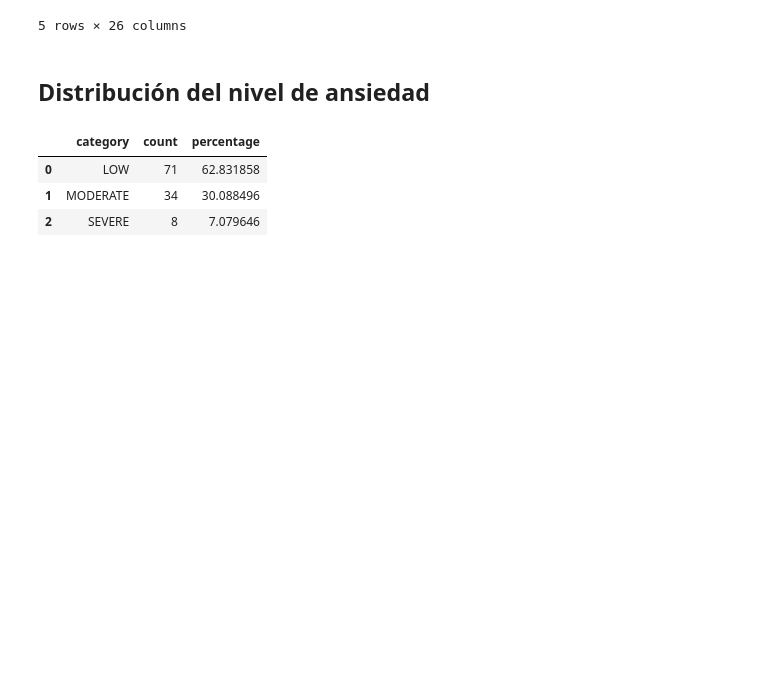
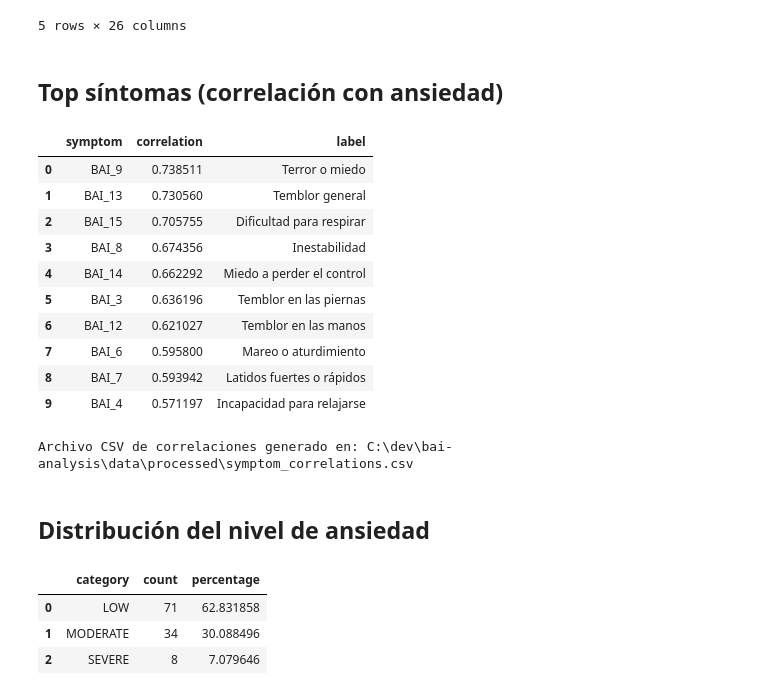
Before and after one commit to homeless-coder/bai-analysis, a Jupyter notebook: notebooks/03_modeling.ipynb, the cells around one changed output. Drawn from its saved outputs; the diff is of its cells as text; code cells hidden in the pictures; blank space fills up the shorter version.

Commit message:
feat(modeling): Agregue una tabla de sintomas y su correlacion con la ansiedad

```diff
--- a/notebooks/03_modeling.ipynb
+++ b/notebooks/03_modeling.ipynb
@@ -91,6 +95,31 @@ display(df.head())
 | 3 | 05590f956566724748711d0b68f1b44f3... | 25 | LOW | M | 4 | 0 | 0 | 0 | 1 | 1 | ... | ... |
 | 4 | 0ba67bab767aadf47f4be2743015846e3... | 23 | LOW | M | 10 | 0 | 1 | 0 | 2 | 2 | ... | ... |
 5 rows × 26 columns
+# %% [markdown]
+## Top síntomas (correlación con ansiedad)
+# %%
+corr_df = build_symptom_correlation_table(df, bai_columns=bai_cols, include_labels=True)
+symptom_correlation_path = export_symptom_correlations(
+    df,
+    SYMPTOM_CORRELATIONS_PATH,
+    bai_columns=bai_cols,
+)
+
+display(corr_df.head(10))
+print(f"Archivo CSV de correlaciones generado en: {symptom_correlation_path}")
+# %% [output]
+|  | symptom | correlation | label |
+| 0 | BAI_9 | 0.738511 | Terror o miedo |
+| 1 | BAI_13 | 0.730560 | Temblor general |
+| 2 | BAI_15 | 0.705755 | Dificultad para respirar |
+| 3 | BAI_8 | 0.674356 | Inestabilidad |
+| 4 | BAI_14 | 0.662292 | Miedo a perder el control |
+| 5 | BAI_3 | 0.636196 | Temblor en las piernas |
+| 6 | BAI_12 | 0.621027 | Temblor en las manos |
+| 7 | BAI_6 | 0.595800 | Mareo o aturdimiento |
+| 8 | BAI_7 | 0.593942 | Latidos fuertes o rápidos |
+| 9 | BAI_4 | 0.571197 | Incapacidad para relajarse |
+Archivo CSV de correlaciones generado en: C:\dev\bai-analysis\data\processed\symptom_correlations.csv
 # %% [markdown]
 ## Distribución del nivel de ansiedad
 # %%
```
Also changed, not shown: parts of 7 cells of this notebook, 5 other files.
